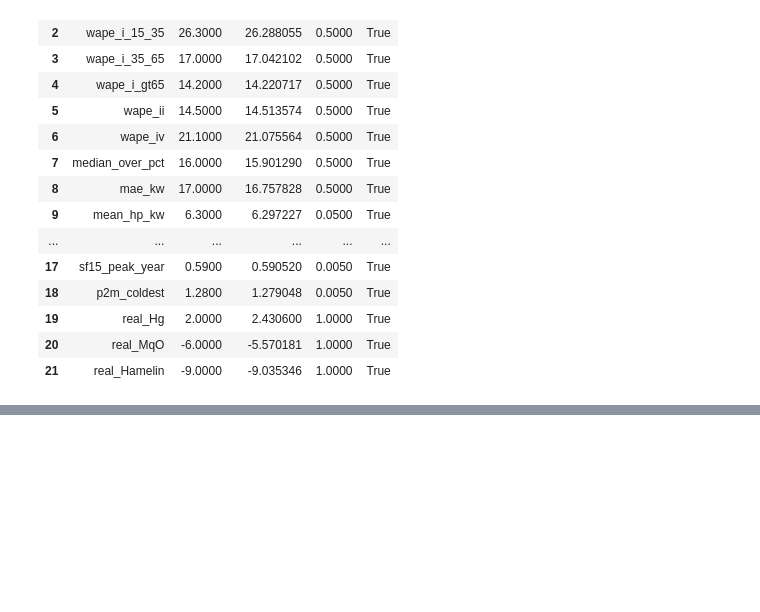
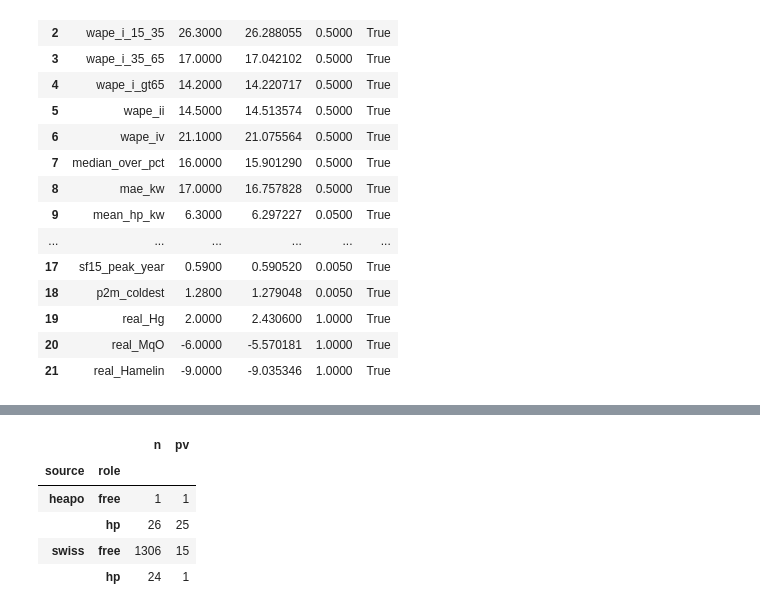
Before and after one commit to agouveia-kul/hp-sensitivity-paper, a Jupyter notebook: planning_use_case.ipynb, the cells around one changed output, grey strips where cells are left out. Cells and saved outputs as stored; diff of their text form; code cells hidden in the pictures; blank space fills up the shorter version.

```diff
--- a/planning_use_case.ipynb
+++ b/planning_use_case.ipynb
@@ -58,0 +80,9 @@ rebuilt design identical to the paper cache: True
+# %%
+inv['pv'].groupby(['source', 'role']).agg(n=('pv_flag', 'size'), pv=('pv_flag', 'sum'))
+# %% [output]
+|  |  | n | pv |
+| source | role |  |  |
+| heapo | free | 1 | 1 |
+|  | hp | 26 | 25 |
+| swiss | free | 1306 | 15 |
+|  | hp | 24 | 1 |
```
Also changed, not shown: parts of 5 cells of this notebook, 5 other files.
